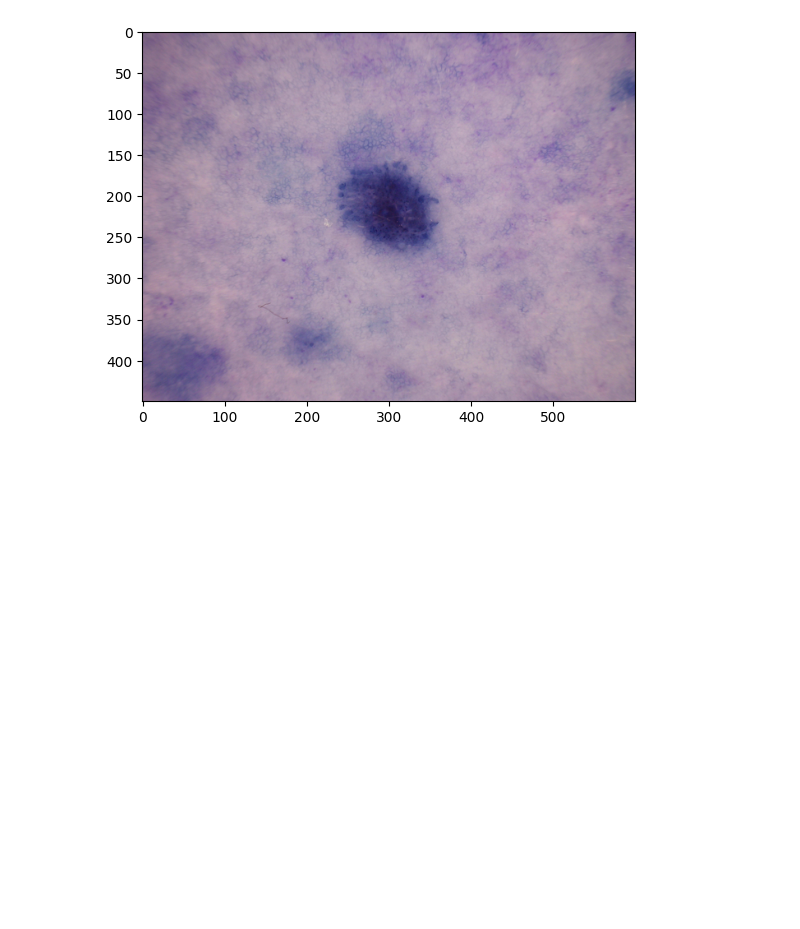
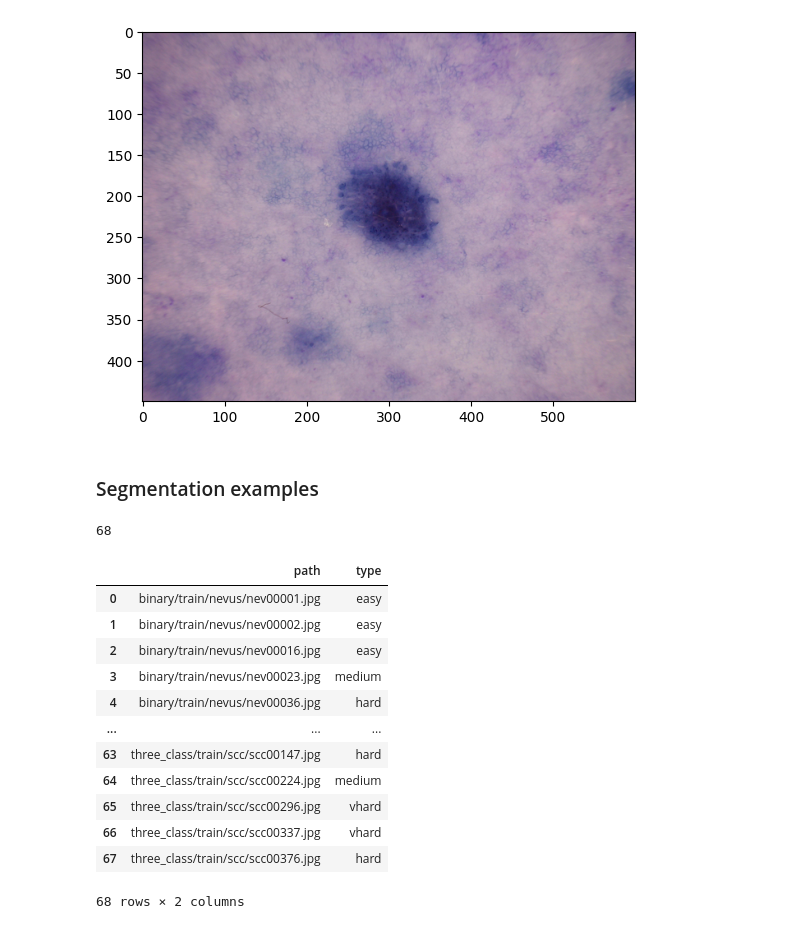
Before and after one commit to cansuyalcinn/skin-lesion-segmentation, a Jupyter notebook: notebooks/test_dataset.ipynb, the cells around one changed output. Saved outputs shown, nothing was run; the diff lists cells and outputs as text; code cells hidden in the pictures; blank space fills up the shorter version.

```diff
--- a/notebooks/test_dataset.ipynb
+++ b/notebooks/test_dataset.ipynb
@@ -29,3 +25,26 @@ plt.imshow(sample['img'])
 # %% [output]
 <matplotlib.image.AxesImage at 0x...>
 [figure]
+# %% [markdown]
+### Segmentation examples
+# %%
+examples = SegExamples()
+len(examples.seg_examples_df)
+# %% [output]
+68
+# %%
+examples.seg_examples_df
+# %% [output]
+|  | path | type |
+| 0 | binary/train/nevus/nev00001.jpg | easy |
+| 1 | binary/train/nevus/nev00002.jpg | easy |
+| 2 | binary/train/nevus/nev00016.jpg | easy |
+| 3 | binary/train/nevus/nev00023.jpg | medium |
+| 4 | binary/train/nevus/nev00036.jpg | hard |
+| ... | ... | ... |
+| 63 | three_class/train/scc/scc00147.jpg | hard |
+| 64 | three_class/train/scc/scc00224.jpg | medium |
+| 65 | three_class/train/scc/scc00296.jpg | vhard |
+| 66 | three_class/train/scc/scc00337.jpg | vhard |
+| 67 | three_class/train/scc/scc00376.jpg | hard |
+68 rows × 2 columns
```
Also changed, not shown: parts of 4 cells of this notebook.
